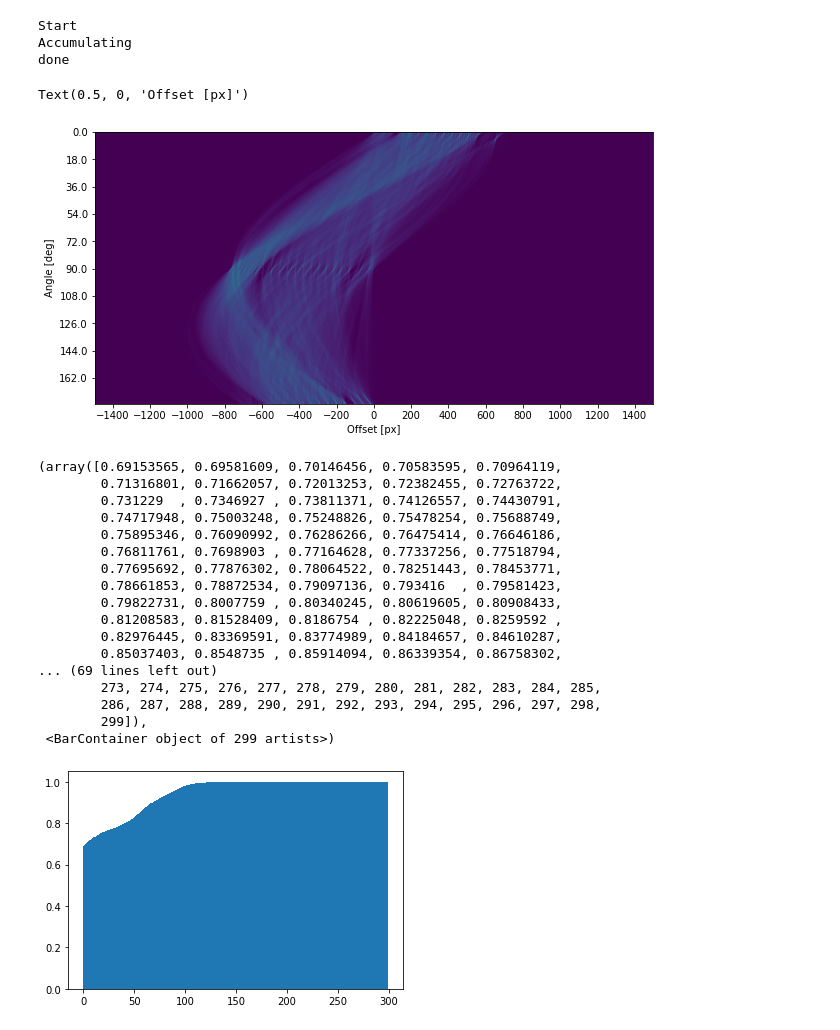
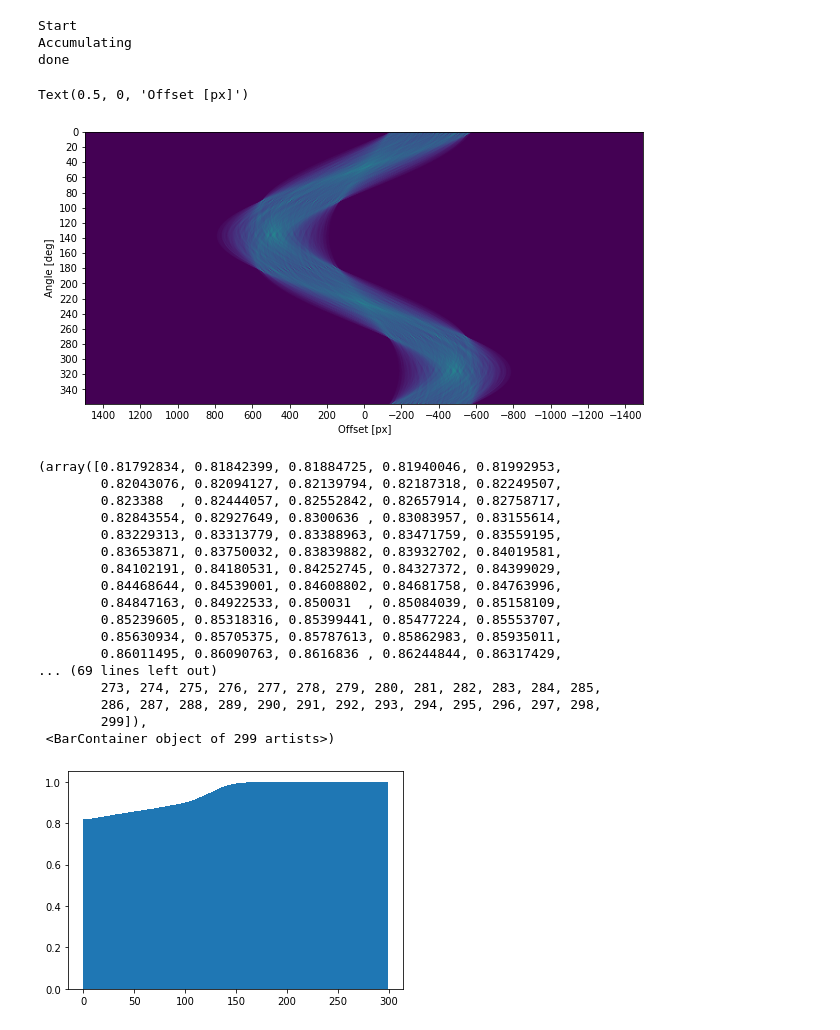
Before and after one commit to emanuelen5/sudoku-solver, a Jupyter notebook: hough.ipynb, the cells around one changed output. Drawn from its saved outputs; the diff is of its cells as text; code cells hidden in the pictures.

Commit message:
Using new accumulator in notebook

```diff
--- a/hough.ipynb
+++ b/hough.ipynb
@@ -105,0 +100,27 @@ plt.imshow(img_canny)
+# %%
+import time
+
+rect = cv2.boundingRect(c)
+img_canny = cv2.bitwise_and(thresh, thresh, mask=mask)
+mask2 = mask.copy()
+image = cv2.bitwise_and(img2, img2, mask=mask)
+# allocate memory for two arrays that the GrabCut algorithm internally
+# uses when segmenting the foreground from the background
+fgModel = np.zeros((1, 65), dtype="float")
+bgModel = np.zeros((1, 65), dtype="float")
+# apply GrabCut using the the bounding box segmentation method
+start = time.time()
+(mask2, bgModel, fgModel) = cv2.grabCut(kmeans, None, rect, bgModel, fgModel, iterCount=5, mode=cv2.GC_INIT_WITH_RECT)
+end = time.time()
+print("[INFO] applying GrabCut took {:.2f} seconds".format(end - start))
+# img_canny = cv2.Canny(cv2.cvtColor(img, cv2.COLOR_BGR2GRAY), 150, 200)
+# plt.imshow(img_canny)
+fig = plt.figure()
+fig.set_size_inches(10, 10)
+plt.imshow(mask2)
+plt.figure()
+plt.imshow(kmeans)
+plt.figure()
+plt.imshow(bgModel)
+plt.figure()
+plt.imshow(fgModel)
@@ -106,5 +134,5 @@ plt.imshow(img_canny)
 # %%
-accum = hough.houghaccum(img_canny)
+accum = HoughAccumulator(img_canny)
 # %% [output]
 Start
 Accumulating
@@ -112,46 +140,39 @@ done
 # %%
 import scipy.ndimage
 
 fig = plt.figure()
 fig.set_size_inches(10, 5)
 local_maxes = scipy.ndimage.maximum_filter(accum, size=5)
-accum_nonzero = accum.copy()
-accum_nonzero[accum == 0] = 1
-y, x = accum.shape
-plt.imshow(accum, extent=[-x/2, x/2, 180-1, 0])  #, norm=LogNorm(vmin=1, vmax=1e2))
+plt.imshow(accum.acc, extent=[accum.col_to_rho(-1), accum.col_to_rho(0), accum.row_to_theta(-1), accum.row_to_theta(0)])  #, norm=LogNorm(vmin=1, vmax=1e2))
 ax = plt.gca()
 ax.set_aspect(aspect="auto")
-h, w = accum.shape
-xs = np.arange(0, w, w/5)
-ys = np.arange(0, h, h/10)
-ax.set_yticks(ys, [str(y / 1) for y in ys])
 ax.locator_params(nbins=20)
 ax.set_ylabel("Angle [deg]")
 ax.set_xlabel("Offset [px]")
 # %% [output]
 Text(0.5, 0, 'Offset [px]')
-[figure, old version]
+[figure, new version]
 # %%
-plt.hist(accum.flatten(), bins=range(0, 300), cumulative=True, density=True)
+plt.hist(accum.acc.flatten(), bins=range(0, 300), cumulative=True, density=True)
 # %% [output]
-(array([0.69153565, 0.69581609, 0.70146456, 0.70583595, 0.70964119,
-        0.71316801, 0.71662057, 0.72013253, 0.72382455, 0.72763722,
-        0.731229  , 0.7346927 , 0.73811371, 0.74126557, 0.74430791,
-        0.74717948, 0.75003248, 0.75248826, 0.75478254, 0.75688749,
-        0.75895346, 0.76090992, 0.76286266, 0.76475414, 0.76646186,
-        0.76811761, 0.7698903 , 0.77164628, 0.77337256, 0.77518794,
-        0.77695692, 0.77876302, 0.78064522, 0.78251443, 0.78453771,
-        0.78661853, 0.78872534, 0.79097136, 0.793416  , 0.79581423,
-        0.79822731, 0.8007759 , 0.80340245, 0.80619605, 0.80908433,
-        0.81208583, 0.81528409, 0.8186754 , 0.82225048, 0.8259592 ,
-        0.82976445, 0.83369591, 0.83774989, 0.84184657, 0.84610287,
-        0.85037403, 0.8548735 , 0.85914094, 0.86339354, 0.86758302,
+(array([0.81792834, 0.81842399, 0.81884725, 0.81940046, 0.81992953,
+        0.82043076, 0.82094127, 0.82139794, 0.82187318, 0.82249507,
+        0.823388  , 0.82444057, 0.82552842, 0.82657914, 0.82758717,
+        0.82843554, 0.82927649, 0.8300636 , 0.83083957, 0.83155614,
+        0.83229313, 0.83313779, 0.83388963, 0.83471759, 0.83559195,
+        0.83653871, 0.83750032, 0.83839882, 0.83932702, 0.84019581,
+        0.84102191, 0.84180531, 0.84252745, 0.84327372, 0.84399029,
+        0.84468644, 0.84539001, 0.84608802, 0.84681758, 0.84763996,
+        0.84847163, 0.84922533, 0.850031  , 0.85084039, 0.85158109,
+        0.85239605, 0.85318316, 0.85399441, 0.85477224, 0.85553707,
+        0.85630934, 0.85705375, 0.85787613, 0.85862983, 0.85935011,
+        0.86011495, 0.86090763, 0.8616836 , 0.86244844, 0.86317429,
 ... (69 lines left out)
         273, 274, 275, 276, 277, 278, 279, 280, 281, 282, 283, 284, 285,
         286, 287, 288, 289, 290, 291, 292, 293, 294, 295, 296, 297, 298,
         299]),
  <BarContainer object of 299 artists>)
-[figure, old version]
+[figure, new version]
 # %%
 import scipy.signal
 
```
Also changed, not shown: parts of 6 cells of this notebook, 1 other file.
